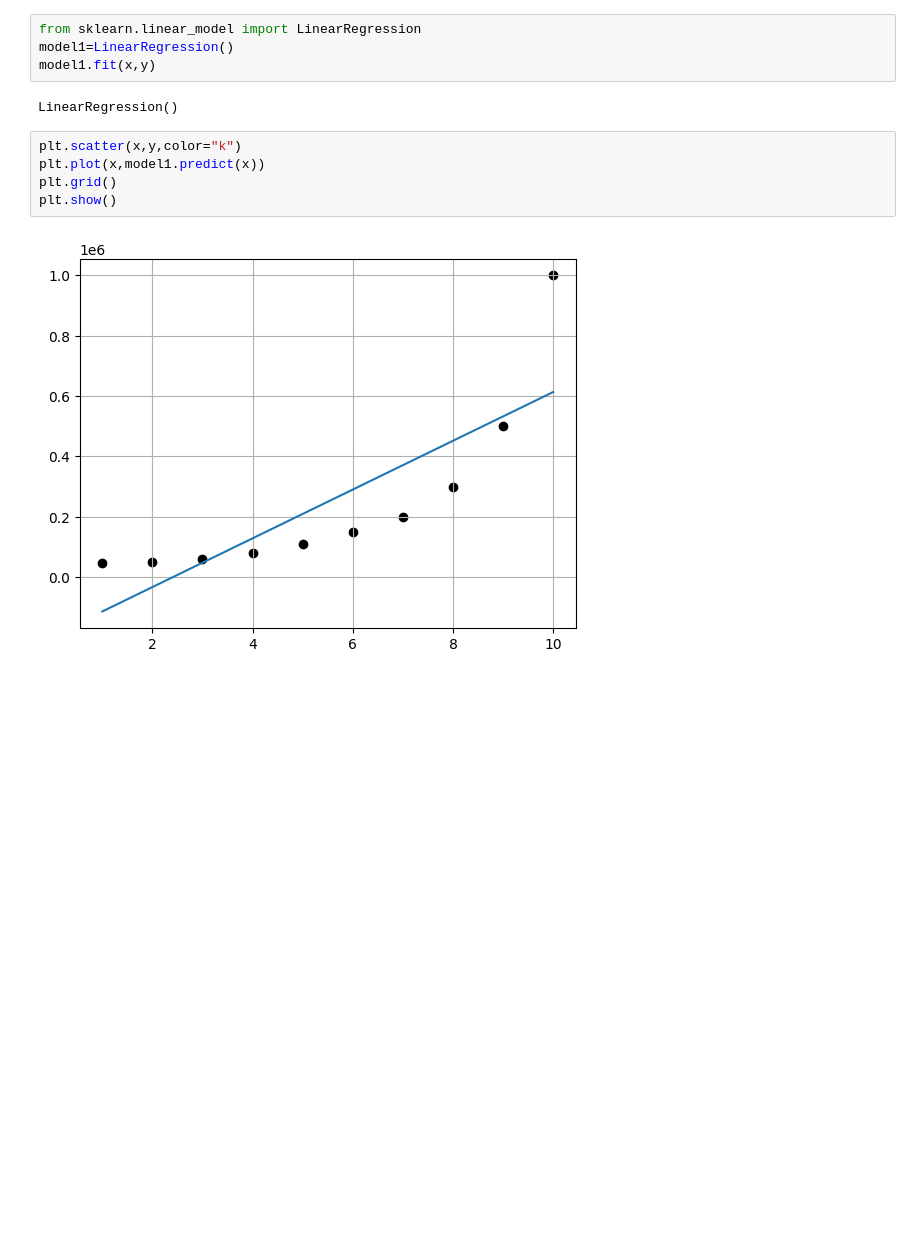
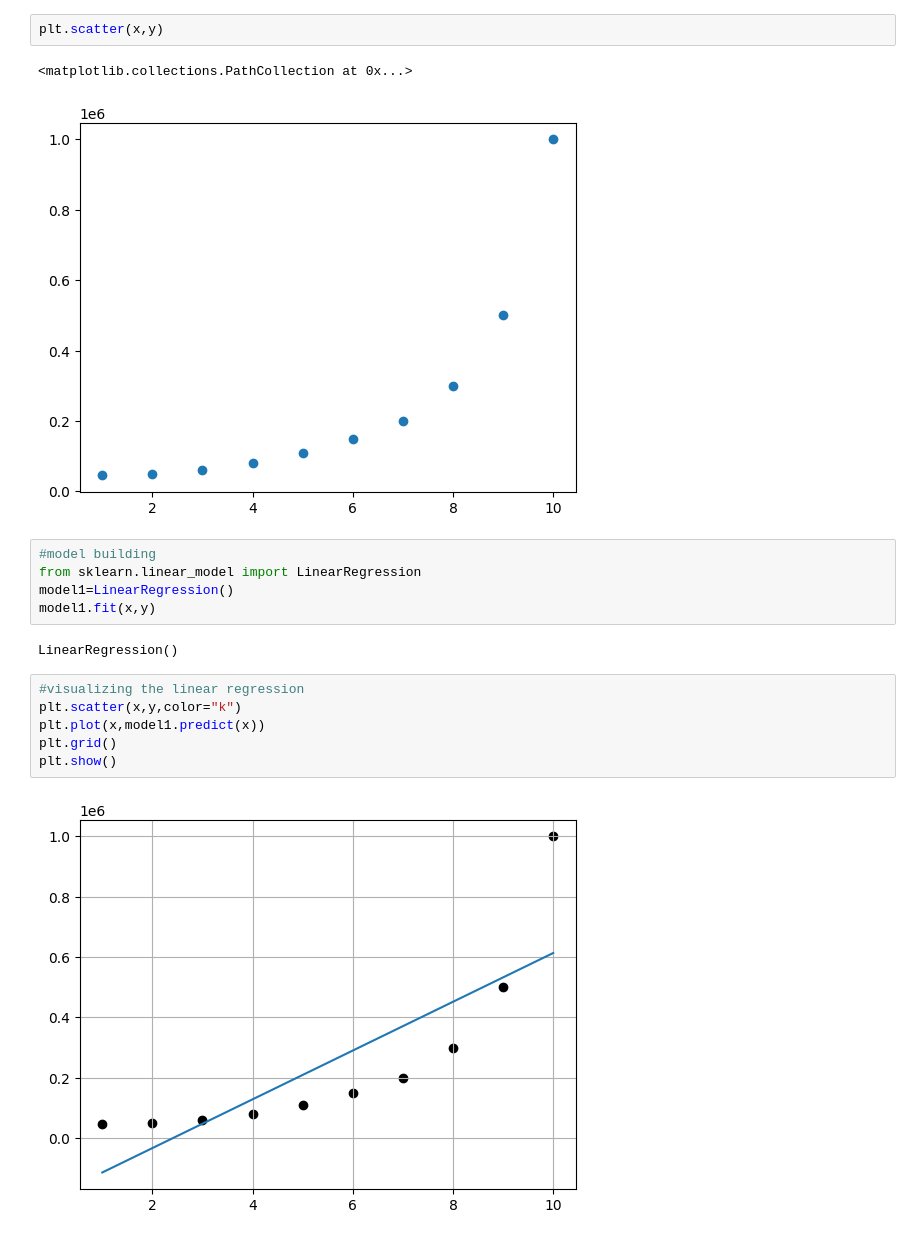
Before and after one commit to prashant-210110/programs, a Jupyter notebook: polynomial regression.ipynb, the cells around one changed output. Drawn from its saved outputs; the diff is of its cells as text; blank space fills up the shorter version.

```diff
--- a/polynomial regression.ipynb
+++ b/polynomial regression.ipynb
@@ -12,10 +24,17 @@ array([  45000,   50000,   60000,   80000,  110000,  150000,  200000,
+# %%
+plt.scatter(x,y)
+# %% [output]
+<matplotlib.collections.PathCollection at 0x...>
+[figure, added]
 # %%
+#model building
 from sklearn.linear_model import LinearRegression
 model1=LinearRegression()
 model1.fit(x,y)
 # %% [output]
 LinearRegression()
 # %%
+#visualizing the linear regression
 plt.scatter(x,y,color="k")
 plt.plot(x,model1.predict(x))
 plt.grid()
```
Also changed, not shown: parts of 16 cells of this notebook, 1 other file.
